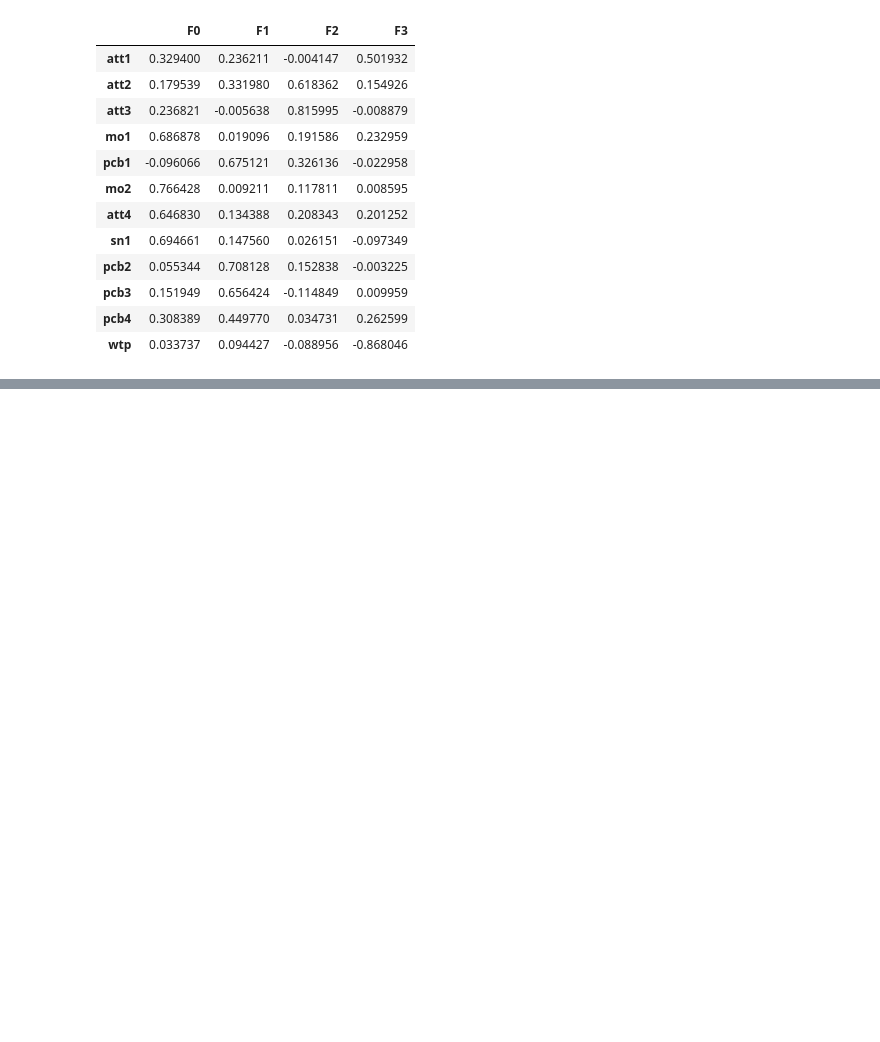
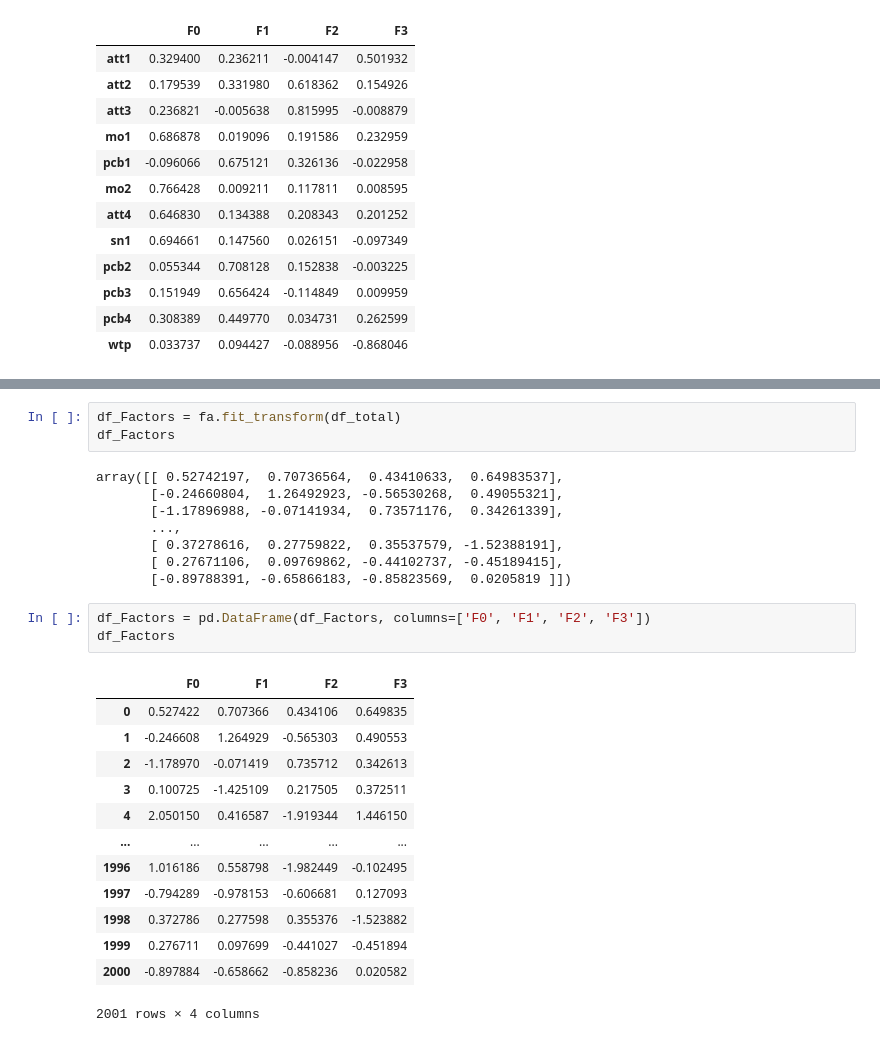
Before and after one commit to carlosug/green-behaviour, a Jupyter notebook: EFA-analysis.ipynb, the cells around one changed output, grey strips where cells are left out. Saved outputs shown, nothing was run; the diff lists cells and outputs as text; blank space fills up the shorter version.

```diff
--- a/EFA-analysis.ipynb
+++ b/EFA-analysis.ipynb
@@ -307,0 +346,28 @@ df_loadings.style.background_gradient()
+# %%
+df_Factors = fa.fit_transform(df_total)
+df_Factors
+# %% [output]
+array([[ 0.52742197,  0.70736564,  0.43410633,  0.64983537],
+       [-0.24660804,  1.26492923, -0.56530268,  0.49055321],
+       [-1.17896988, -0.07141934,  0.73571176,  0.34261339],
+       ...,
+       [ 0.37278616,  0.27759822,  0.35537579, -1.52388191],
+       [ 0.27671106,  0.09769862, -0.44102737, -0.45189415],
+       [-0.89788391, -0.65866183, -0.85823569,  0.0205819 ]])
+# %%
+df_Factors = pd.DataFrame(df_Factors, columns=['F0', 'F1', 'F2', 'F3'])
+df_Factors
+# %% [output]
+|  | F0 | F1 | F2 | F3 |
+| 0 | 0.527422 | 0.707366 | 0.434106 | 0.649835 |
+| 1 | -0.246608 | 1.264929 | -0.565303 | 0.490553 |
+| 2 | -1.178970 | -0.071419 | 0.735712 | 0.342613 |
+| 3 | 0.100725 | -1.425109 | 0.217505 | 0.372511 |
+| 4 | 2.050150 | 0.416587 | -1.919344 | 1.446150 |
+| ... | ... | ... | ... | ... |
+| 1996 | 1.016186 | 0.558798 | -1.982449 | -0.102495 |
+| 1997 | -0.794289 | -0.978153 | -0.606681 | 0.127093 |
+| 1998 | 0.372786 | 0.277598 | 0.355376 | -1.523882 |
+| 1999 | 0.276711 | 0.097699 | -0.441027 | -0.451894 |
+| 2000 | -0.897884 | -0.658662 | -0.858236 | 0.020582 |
+2001 rows × 4 columns
```
Also changed, not shown: parts of 4 cells of this notebook, 1 other file.
